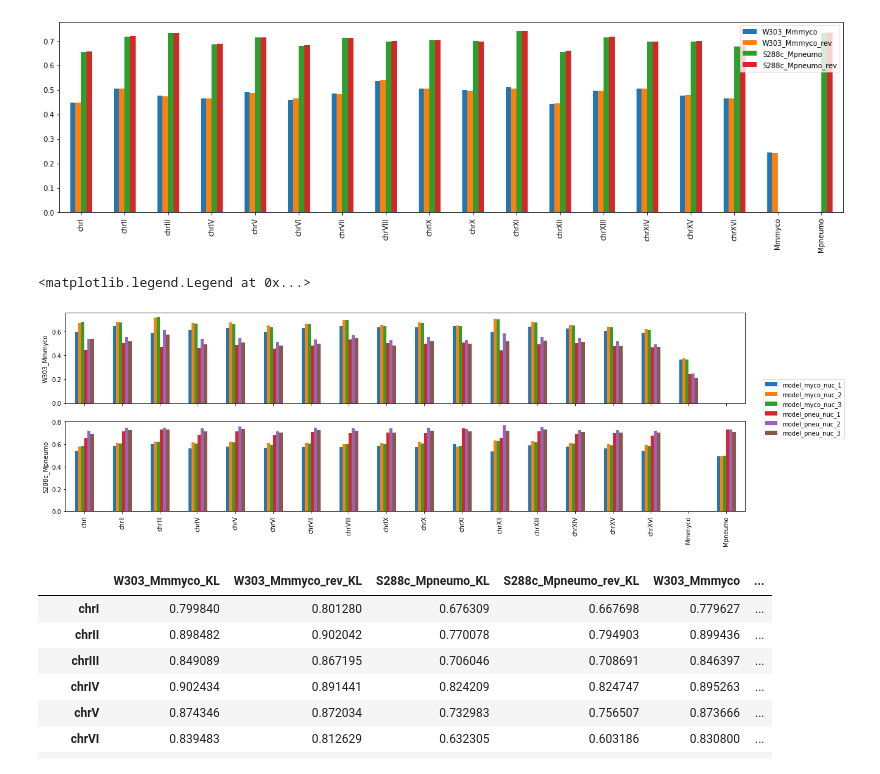
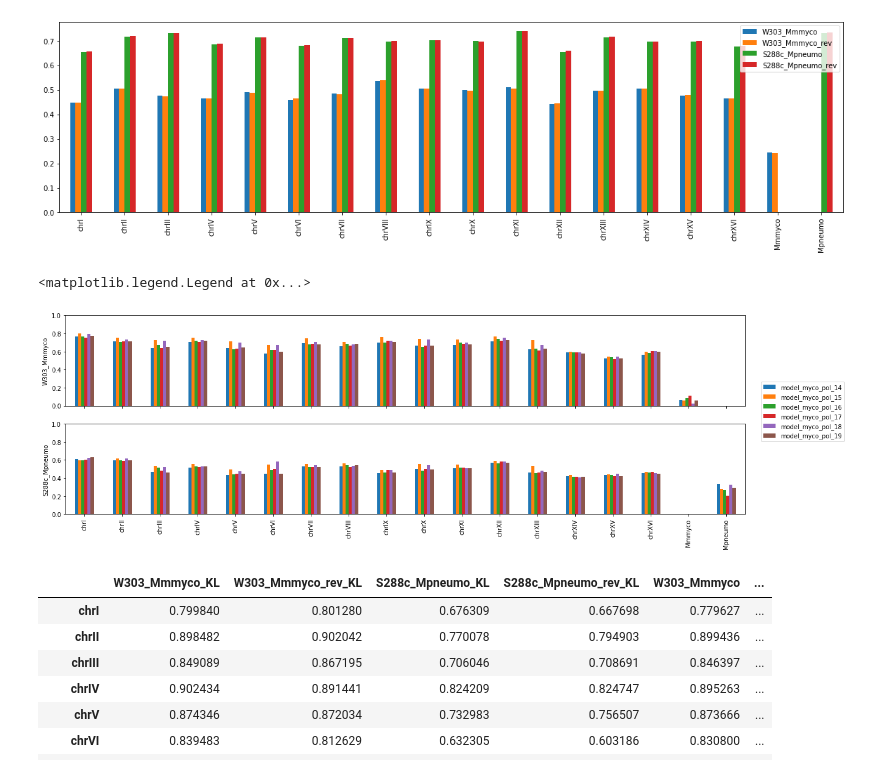
Before and after one commit to Alexwestbrook/mnhn-internship_DeepCNN_ChIP-seq, a Jupyter notebook: Exogenous_yeast.ipynb, the cells around one changed output. Drawn from its saved outputs; the diff is of its cells as text; code cells hidden in the pictures.

```diff
--- a/Exogenous_yeast.ipynb
+++ b/Exogenous_yeast.ipynb
@@ -418,22 +455,23 @@ df
 | Mpneumo | NaN | NaN | 0.730221 | 0.734822 |
 [figure]
 # %%
-model_names = ['model_myco_nuc_1', 'model_myco_nuc_2', 'model_myco_nuc_3', 'model_pneu_nuc_1', 'model_pneu_nuc_2', 'model_pneu_nuc_3']
+model_names = ['model_myco_pol_14', 'model_myco_pol_15', 'model_myco_pol_16', 'model_myco_pol_17', 'model_myco_pol_18', 'model_myco_pol_19']
 full_myco = pd.DataFrame(columns=model_names)
 full_pneu = pd.DataFrame(columns=model_names)
 
 for model_name in model_names:
-    df = pd.read_csv(Path(data_dir, 'SCerevisiae', 'results', model_name, f'chromosome_corrs'), index_col=0)
+    df = pd.read_csv(Path(data_dir, 'SCerevisiae', 'results', model_name, f'chromosome_corrs_ratio'), index_col=0)
     full_myco[model_name] = df['W303_Mmmyco']
     full_pneu[model_name] = df['S288c_Mpneumo']
 
-fig, axes = plt.subplots(2, 1, sharex=True, figsize=(20, 6))
+fig, axes = plt.subplots(2, 1, sharex=True, sharey=True, figsize=(20, 6))
 full_myco.plot(kind='bar', ax=axes[0], ylabel='W303_Mmmyco', legend=False)
 full_pneu.plot(kind='bar', ax=axes[1], ylabel='S288c_Mpneumo', legend=False)
+axes[0].set_ylim((0, 1))
 plt.legend(bbox_to_anchor=(1.15, 1.5))
 # %% [output]
 <matplotlib.legend.Legend at 0x...>
-[figure, old version]
+[figure, new version]
 # %%
 model_name = 'model_myco_pol_8'
 df1 = pd.read_csv(Path(data_dir, 'SCerevisiae', 'results', model_name, f'chromosome_corrs_KL'), index_col=0)
```
Also changed, not shown: parts of 3 cells of this notebook, 1 other file.
